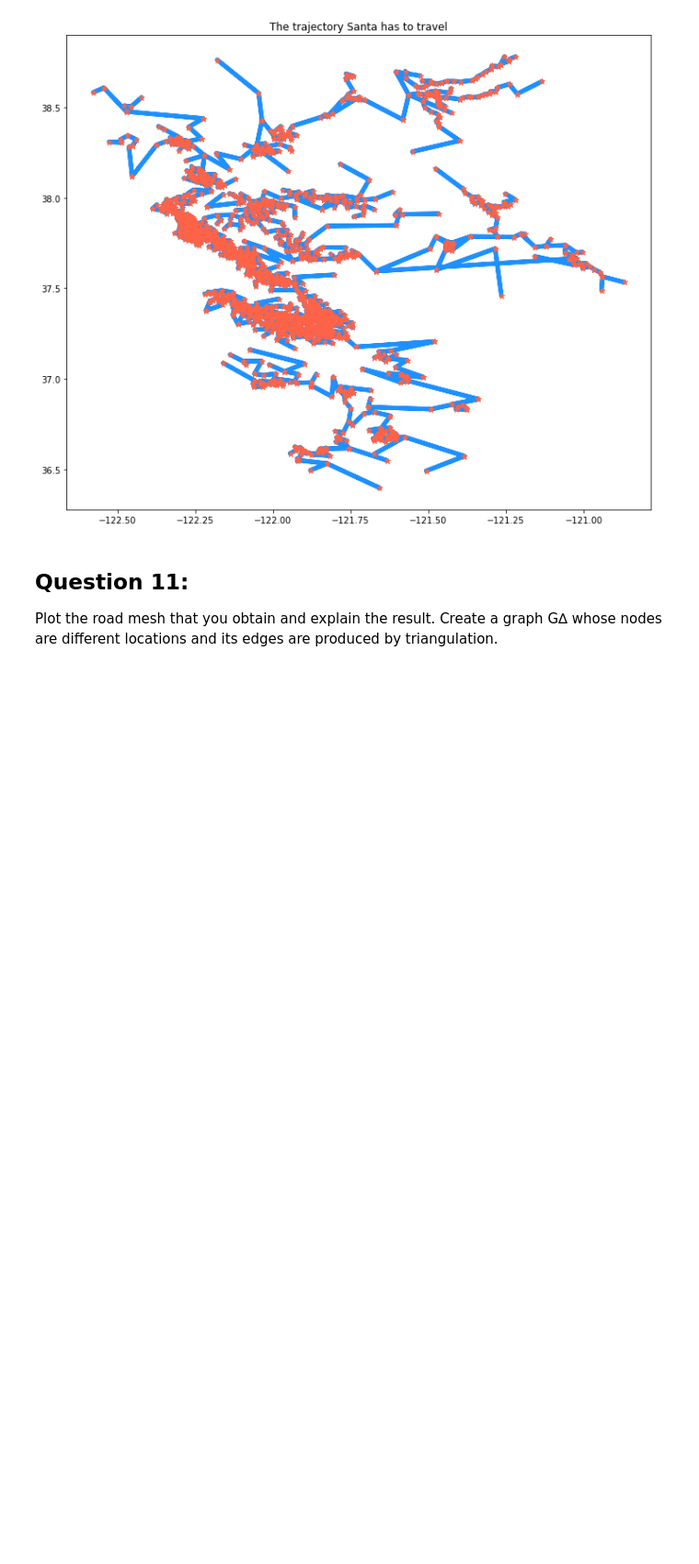
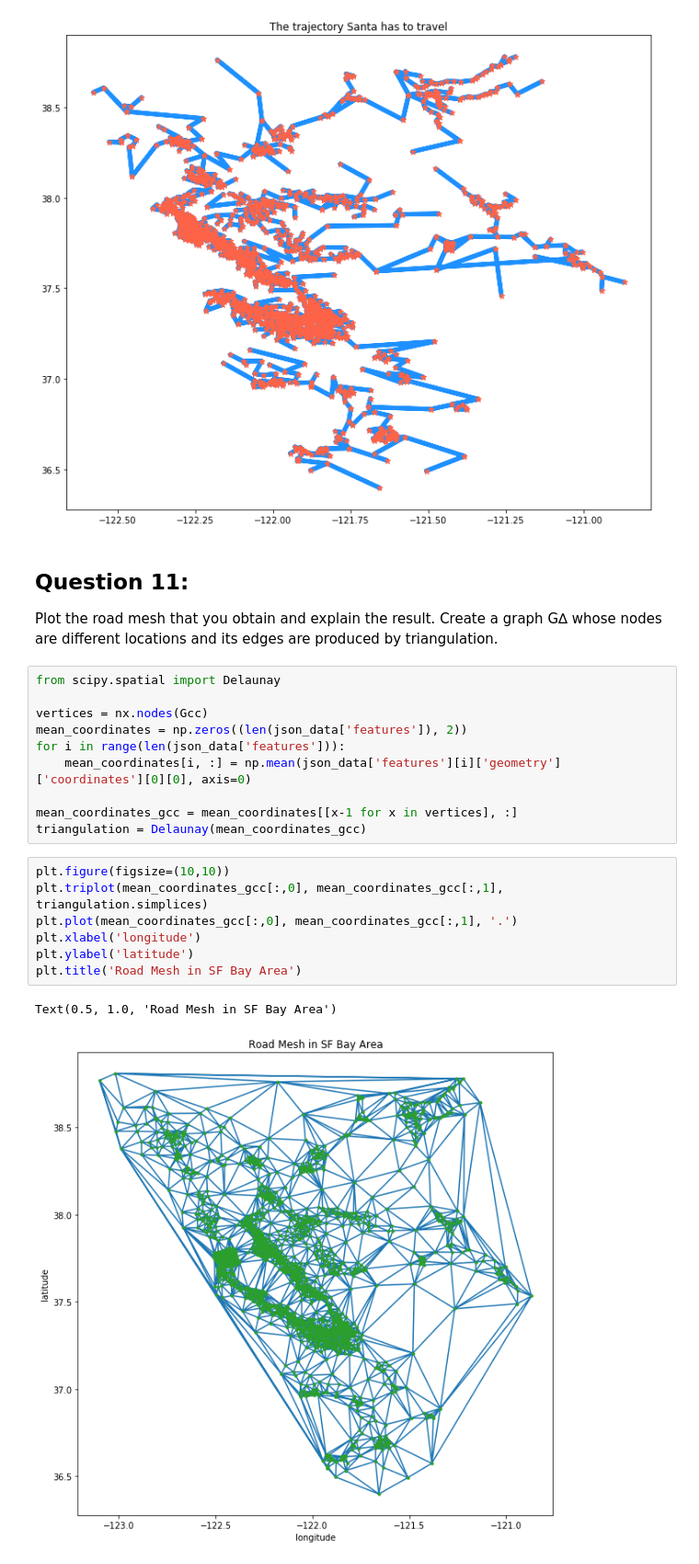
Before and after one commit to Shuyifan/Large-Scale-Social-and-Complex-Networks-Design-and-Algorithms, a Jupyter notebook: Project 4/Project 4 (6-).ipynb, the cells around one changed output. Shown at 92% size. Drawn from its saved outputs; the diff is of its cells as text; blank space fills up the shorter version.

Commit message:
road mesh

```diff
--- a/Project 4/Project 4 (6-).ipynb
+++ b/Project 4/Project 4 (6-).ipynb
@@ -196,3 +196,23 @@ Text(0.5, 1.0, 'The trajectory Santa has to travel')
 # %% [markdown]
 ## Question 11:
 Plot the road mesh that you obtain and explain the result. Create a graph G∆ whose nodes are different locations and its edges are produced by triangulation.
+# %%
+from scipy.spatial import Delaunay
+
+vertices = nx.nodes(Gcc)
+mean_coordinates = np.zeros((len(json_data['features']), 2))
+for i in range(len(json_data['features'])):
+    mean_coordinates[i, :] = np.mean(json_data['features'][i]['geometry']['coordinates'][0][0], axis=0)
+
+mean_coordinates_gcc = mean_coordinates[[x-1 for x in vertices], :]
+triangulation = Delaunay(mean_coordinates_gcc)
+# %%
+plt.figure(figsize=(10,10))
+plt.triplot(mean_coordinates_gcc[:,0], mean_coordinates_gcc[:,1], triangulation.simplices)
+plt.plot(mean_coordinates_gcc[:,0], mean_coordinates_gcc[:,1], '.')
+plt.xlabel('longitude')
+plt.ylabel('latitude')
+plt.title('Road Mesh in SF Bay Area')
+# %% [output]
+Text(0.5, 1.0, 'Road Mesh in SF Bay Area')
+[figure, added]
```
Also changed, not shown: parts of 4 cells of this notebook.
